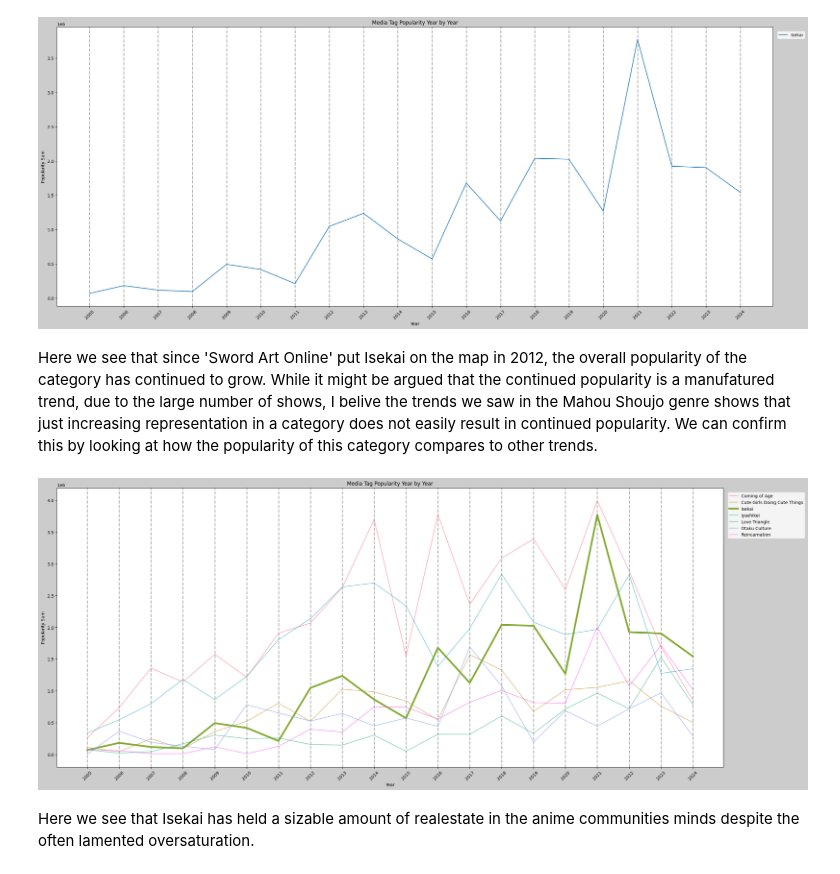
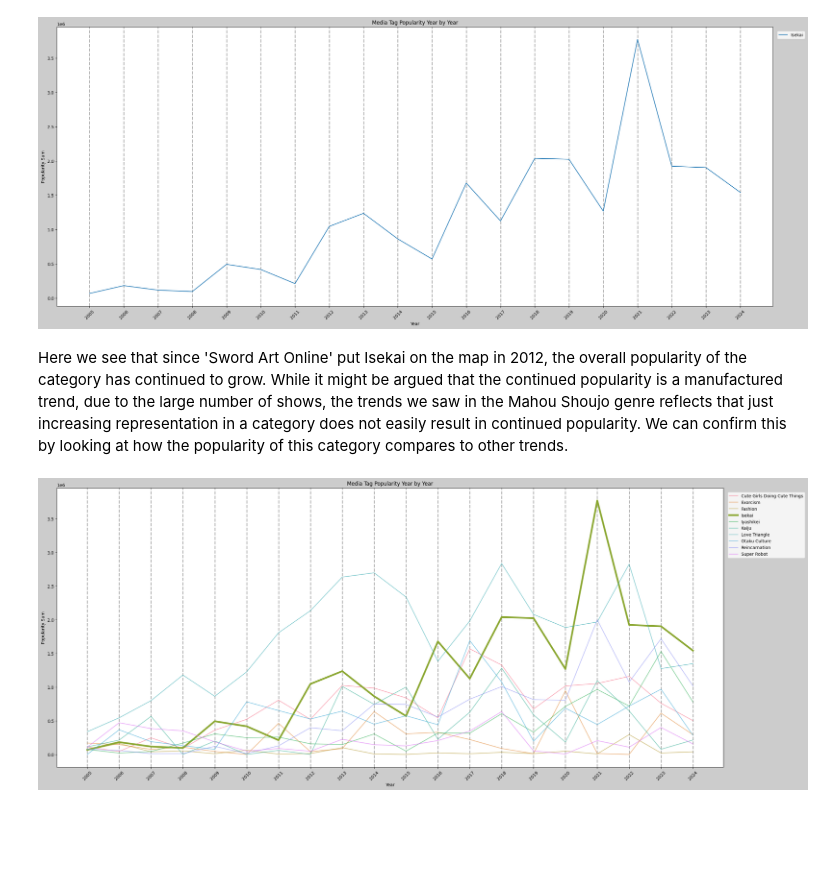
Before and after one commit to leolion023/Anilist, a Jupyter notebook: anilist_analysis.ipynb, the cells around one changed output. Saved outputs shown, nothing was run; the diff lists cells and outputs as text; code cells hidden in the pictures; blank space fills up the shorter version.

```diff
--- a/anilist_analysis.ipynb
+++ b/anilist_analysis.ipynb
@@ -389,11 +415,15 @@ For this section we will need to narrow down the number of tags that we will loo
 relevant_tags = [
     'Otaku Culture',
     'Love Triangle',
-    'Coming of Age',
+    'Kaiju',
     'Cute Girls Doing Cute Things',
     'Isekai',
     'Reincarnation',
     'Iyashikei',
+    'Exorcism',
+    'Fashion',
+    'Super Hero',
+    'Super Robot'
     ]
 # %%
 anilist_tags = anilist_tags[anilist_tags['Tags'].isin(relevant_tags)] #drops rows without the relevant tags
@@ -416,10 +449,10 @@ top_tag_pop
 # %%
 tag_trends = anilist_tags.pivot_table(values='Title', index='Year', columns='Tags', aggfunc='count', fill_value=0)
-colors = sns.color_palette('husl', 7)
+colors = sns.color_palette('husl', 11)
 # Plotting
 plt.figure(figsize=(25, 10),facecolor='#cccccc')
 for i,tag in enumerate(tag_trends.columns):
-    if i == 2:
+    if i == 3:
         plt.plot(tag_trends.index, tag_trends[tag], linewidth = 4, label=tag, color=colors[i % len(colors)])
     else:
         plt.plot(tag_trends.index, tag_trends[tag], alpha = 0.6, label=tag, color=colors[i % len(colors)])
@@ -527,30 +559,28 @@ plt.show()
 # %% [output]
 [figure]
 # %% [markdown]
-Here we see that since 'Sword Art Online' put Isekai on the map in 2012, the overall popularity of the category has continued to grow. While it might be argued that the continued popularity is a manufatured trend, due to the large number of shows, I belive the trends we saw in the Mahou Shoujo genre shows that just increasing representation in a category does not easily result in continued popularity. We can confirm this by looking at how the popularity of this category compares to other trends.
+Here we see that since 'Sword Art Online' put Isekai on the map in 2012, the overall popularity of the category has continued to grow. While it might be argued that the continued popularity is a manufactured trend, due to the large number of shows, the trends we saw in the Mahou Shoujo genre reflects that just increasing representation in a category does not easily result in continued popularity. We can confirm this by looking at how the popularity of this category compares to other trends.
 # %%
 tag_popularity = anilist_tags.pivot_table(values='Popularity', index='Year', columns='Tags', aggfunc='sum', fill_value=0)
-colors = sns.color_palette('husl', 7)
+colors = sns.color_palette('husl', 11)
 # Plotting
 plt.figure(figsize=(25, 10),facecolor='#cccccc')
 
 for i,tag in enumerate(tag_popularity.columns):
-    if i == 2:
+    if i == 3:
         plt.plot(tag_popularity.index, tag_popularity[tag], linewidth = 4, label=tag, color=colors[i % len(colors)])
     else:
         plt.plot(tag_popularity.index, tag_popularity[tag], alpha = 0.6, label=tag, color=colors[i % len(colors)])
 plt.title('Media Tag Popularity Year by Year')
 plt.xlabel('Year')
 plt.ylabel('Popularity Sum')
 plt.legend(bbox_to_anchor=(1, 1), loc='upper left', borderaxespad=1.)
 plt.grid(True, which='both', axis='x', linestyle='--', linewidth=2)
 plt.tight_layout()
 
 plt.xticks(range(min(tag_popularity.index), max(tag_popularity.index) + 1))
 plt.xticks(rotation=45)
 
 plt.show()
 # %% [output]
-[figure, old version]
+[figure, new version]
-# %% [markdown]
-Here we see that Isekai has held a sizable amount of realestate in the anime communities minds despite the often lamented oversaturation.
```
Also changed, not shown: parts of 27 cells of this notebook, 6 other files.
